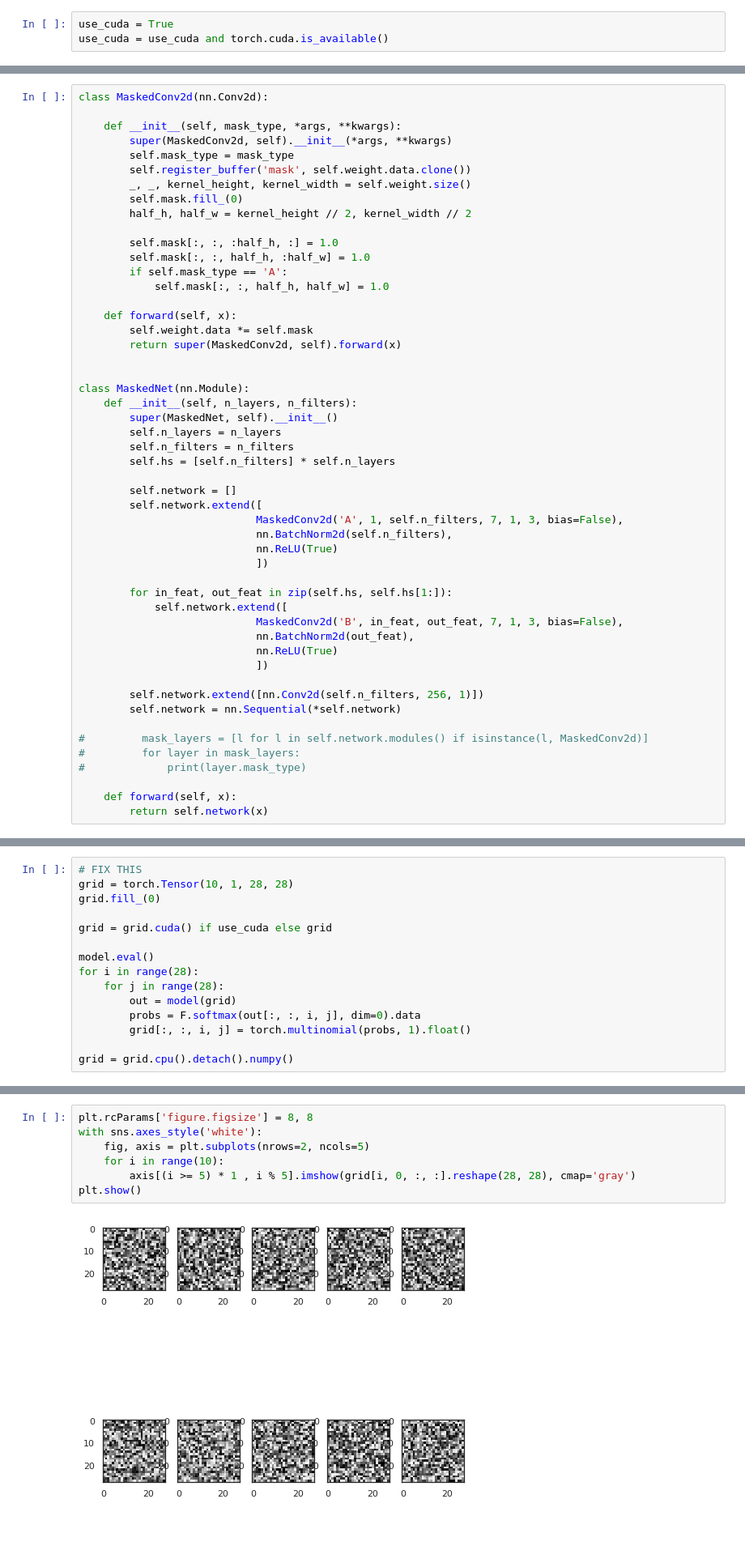
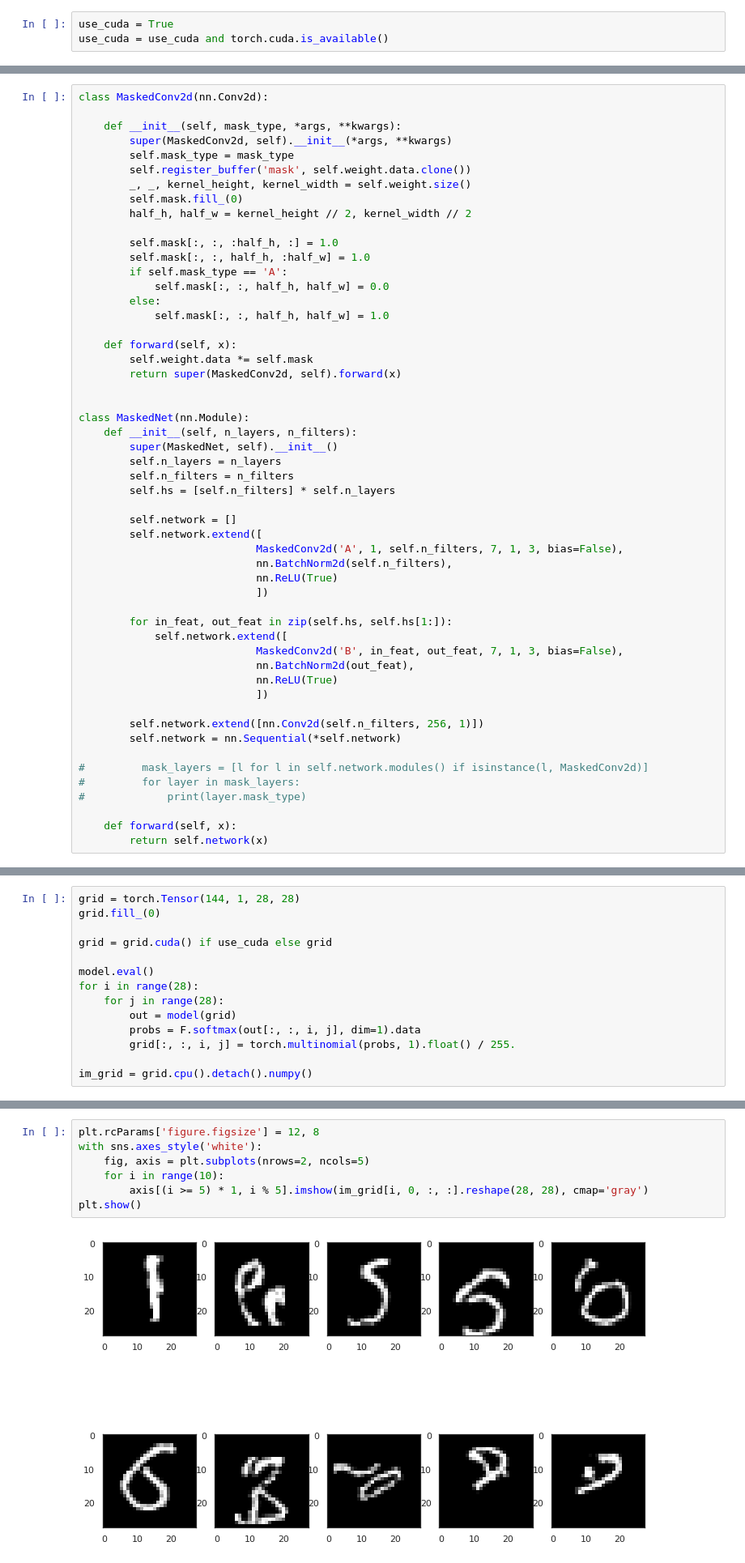
Before and after one commit to mdiephuis/Berkeley-cs294-158, a Jupyter notebook: hw1/MaskedConv2d_test.ipynb, the cells around one changed output, grey strips where cells are left out. Shown: that part at 81% size. Saved outputs shown, nothing was run; the diff lists cells and outputs as text; blank space fills up the shorter version.

```diff
--- a/hw1/MaskedConv2d_test.ipynb
+++ b/hw1/MaskedConv2d_test.ipynb
@@ -79,6 +78,8 @@ class MaskedConv2d(nn.Conv2d):
         self.mask[:, :, :half_h, :] = 1.0
         self.mask[:, :, half_h, :half_w] = 1.0
         if self.mask_type == 'A':
+            self.mask[:, :, half_h, half_w] = 0.0
+        else:
             self.mask[:, :, half_h, half_w] = 1.0
 
     def forward(self, x):
@@ -160,6 +161,5 @@ plt.grid(True)
 # %%
-# FIX THIS
-grid = torch.Tensor(10, 1, 28, 28)
+grid = torch.Tensor(144, 1, 28, 28)
 grid.fill_(0)
 
 grid = grid.cuda() if use_cuda else grid
@@ -168,7 +168,7 @@ model.eval()
 for i in range(28):
     for j in range(28):
         out = model(grid)
-        probs = F.softmax(out[:, :, i, j], dim=0).data
-        grid[:, :, i, j] = torch.multinomial(probs, 1).float()
+        probs = F.softmax(out[:, :, i, j], dim=1).data
+        grid[:, :, i, j] = torch.multinomial(probs, 1).float() / 255.
 
-grid = grid.cpu().detach().numpy()
+im_grid = grid.cpu().detach().numpy()
@@ -177,9 +179,9 @@ RuntimeError: CUDA error: device-side assert triggered
 # %%
-plt.rcParams['figure.figsize'] = 8, 8
+plt.rcParams['figure.figsize'] = 12, 8
 with sns.axes_style('white'):
     fig, axis = plt.subplots(nrows=2, ncols=5)
     for i in range(10):
-        axis[(i >= 5) * 1 , i % 5].imshow(grid[i, 0, :, :].reshape(28, 28), cmap='gray')
+        axis[(i >= 5) * 1, i % 5].imshow(im_grid[i, 0, :, :].reshape(28, 28), cmap='gray')
 plt.show()
 # %% [output]
-[figure, old version]
+[figure, new version]
```
Also changed, not shown: parts of 5 cells of this notebook.
